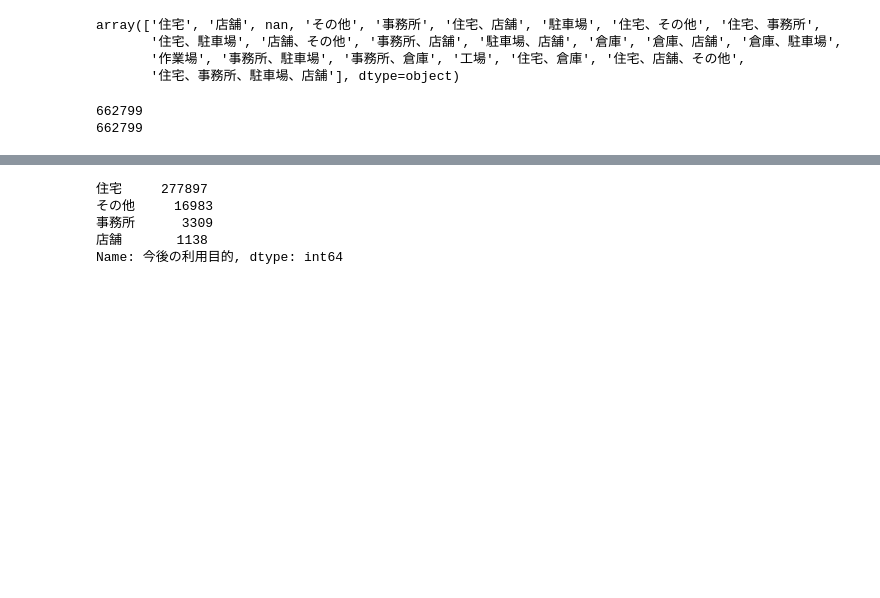
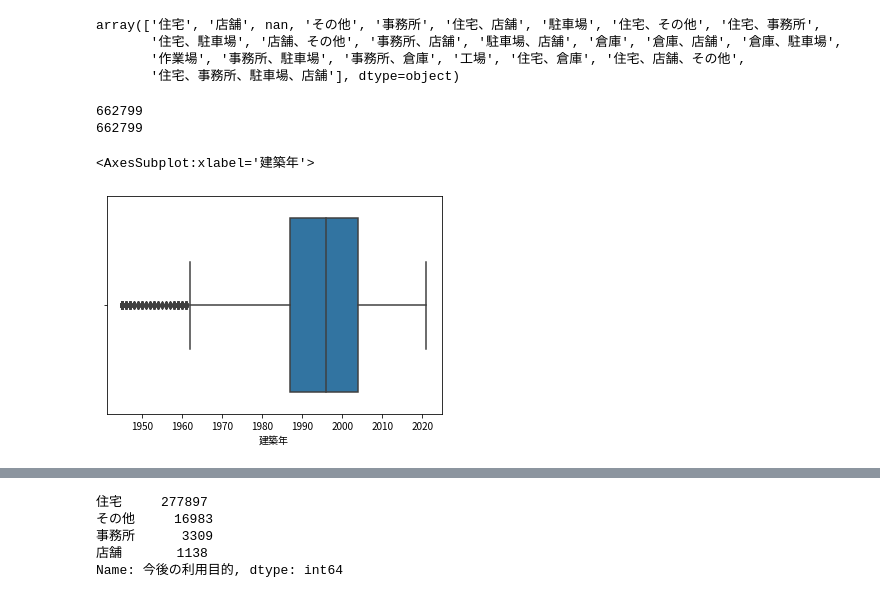
Before and after one commit to kfsky/2021-summer-second-hand-apartment-price-prediction, a Jupyter notebook: notebook/EDA.ipynb, the cells around one changed output, grey strips where cells are left out. Saved outputs shown, nothing was run; the diff lists cells and outputs as text; code cells hidden in the pictures; blank space fills up the shorter version.

```diff
--- a/notebook/EDA.ipynb
+++ b/notebook/EDA.ipynb
@@ -444,3 +464,8 @@ print(len(pd.merge(train, pd.read_csv("../add/station.csv").drop_duplicates("最
 # %% [output]
 662799
 662799
+# %%
+sns.boxplot(x=train["建築年"])
+# %% [output]
+<AxesSubplot:xlabel='建築年'>
+[figure, added]
```
Also changed, not shown: parts of 13 cells of this notebook, 7 other files.
